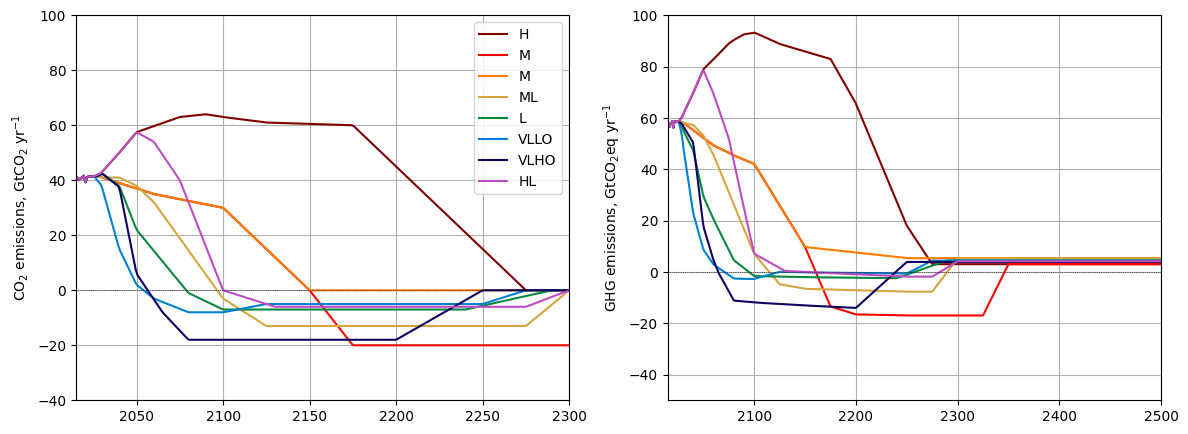
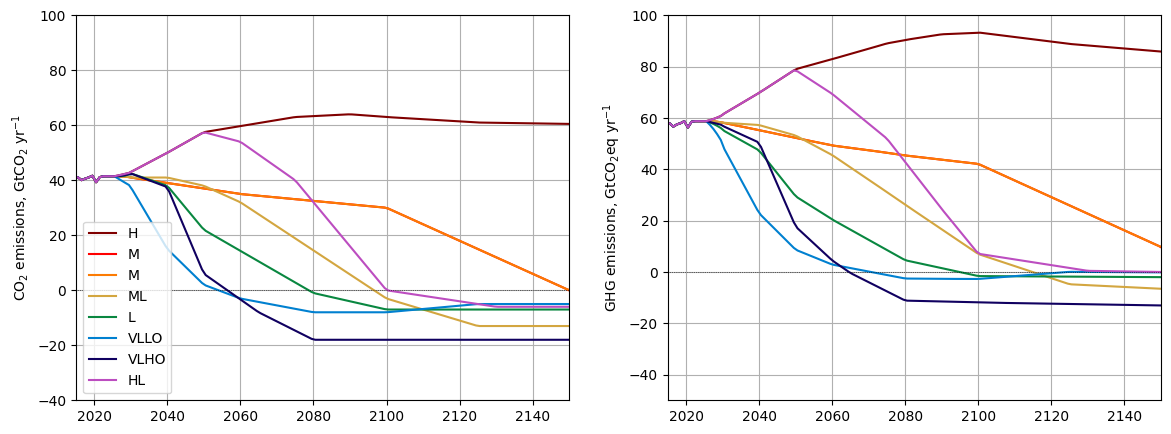
Unified diff of the notebook cell whose output changed from the first chart to the second:
--- before
+++ after
@@ -12,5 +12,5 @@
 ax[0].set_ylabel("CO$_2$ emissions, GtCO$_2$ yr$^{-1}$")
 ax[0].axhline(ls=':', color='k', lw=0.5)
-ax[0].set_xlim(2015,2300)
+ax[0].set_xlim(2015,2150)
 ax[0].set_ylim(-40,100)
 
@@ -28,5 +28,5 @@
 ax[1].axhline(ls=':', color='k', lw=0.5)
 #ax[1].legend()
-ax[1].set_xlim(2015,2500)
+ax[1].set_xlim(2015,2150)
 ax[1].set_ylim(-50,100)
 

Commit: detlef version